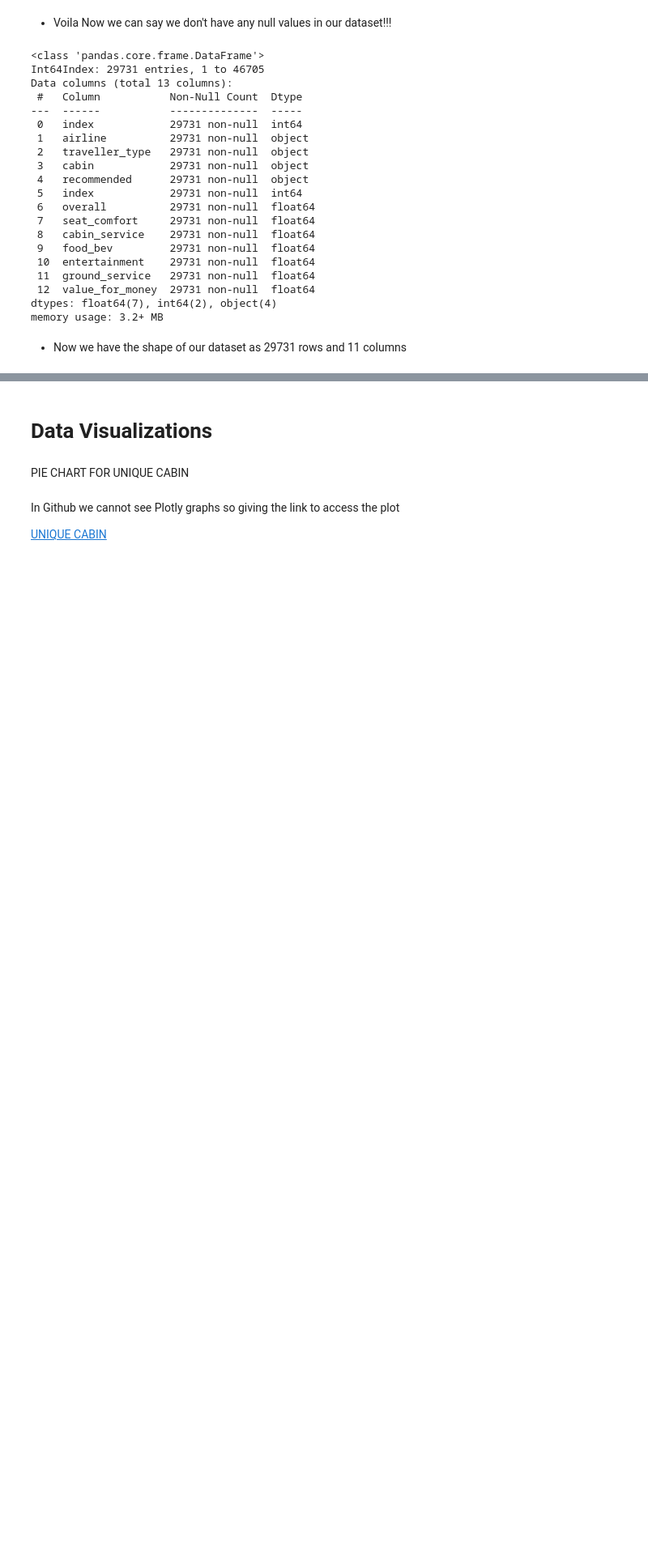
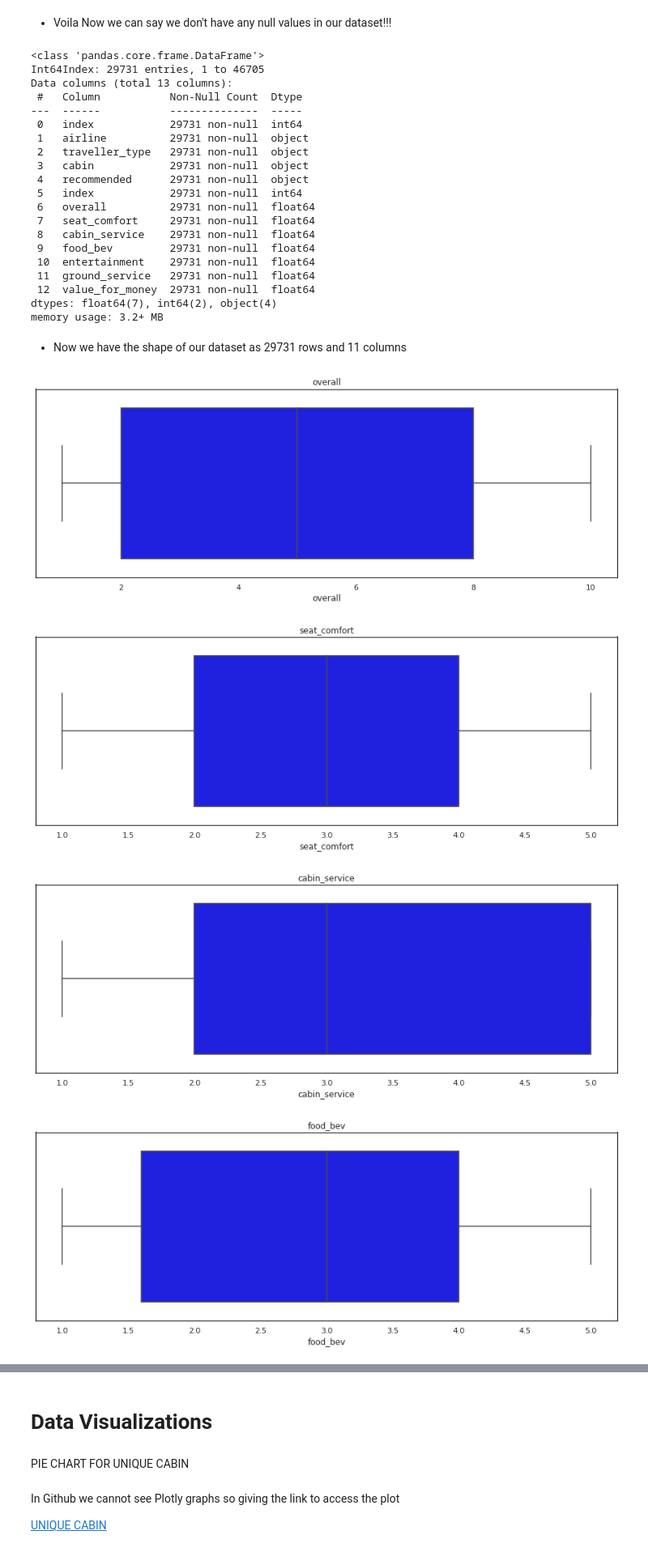
Before and after one commit to Mahima2208/Airline_Passenger_Referal_Prediction_Classification, a Jupyter notebook: AIRLINE_PASSENGER_REFERAL_PREDICTION_CLASSIFICATION.ipynb, the cells around one changed output, grey strips where cells are left out. Shown at 81% size. Cells and saved outputs as stored; diff of their text form; code cells hidden in the pictures; blank space fills up the shorter version.

```diff
--- a/AIRLINE_PASSENGER_REFERAL_PREDICTION_CLASSIFICATION.ipynb
+++ b/AIRLINE_PASSENGER_REFERAL_PREDICTION_CLASSIFICATION.ipynb
@@ -356,0 +359,12 @@ memory usage: 3.2+ MB
+# %%
+
+for feature in feat:
+    plt.figure(figsize = (15,5))
+    sns.boxplot(feature, data = airline_df,dodge='true', orient="v",palette = ['blue'])
+    plt.title(feature)
+    plt.show()
+# %% [output]
+[figure, added]
+[figure, added]
+[figure, added]
+[figure, added]
```
Also changed, not shown: parts of 21 cells of this notebook.
